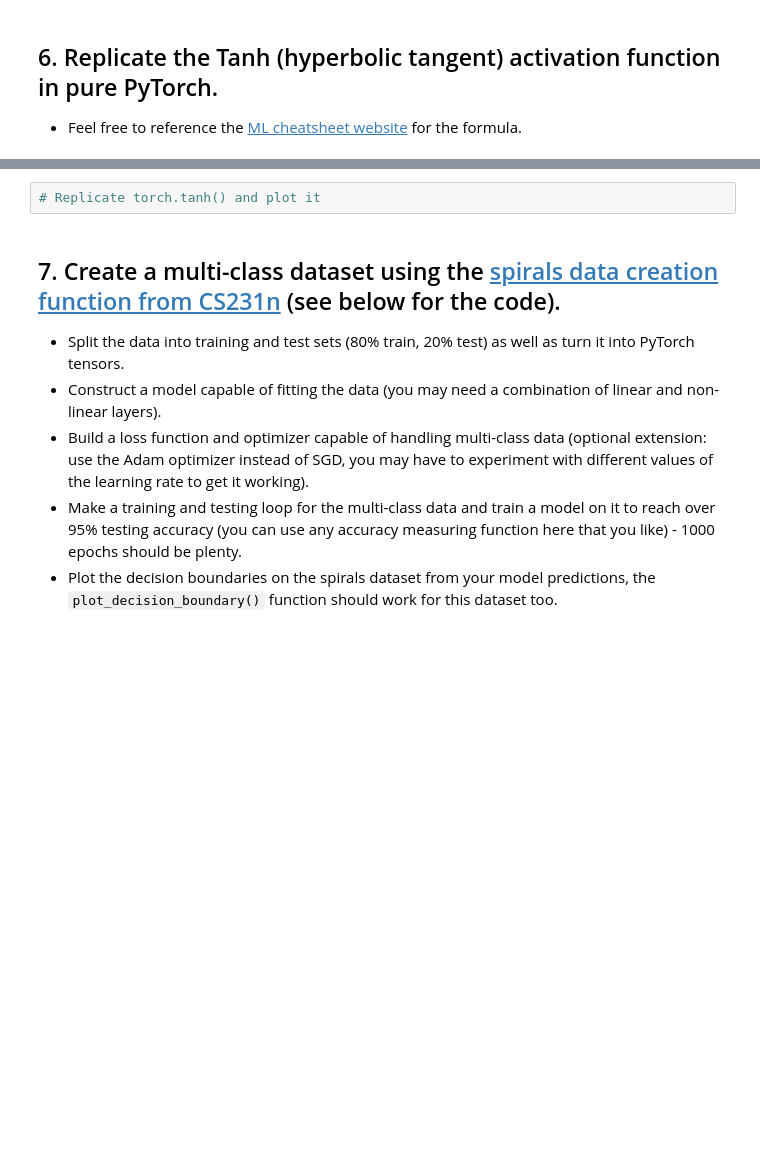
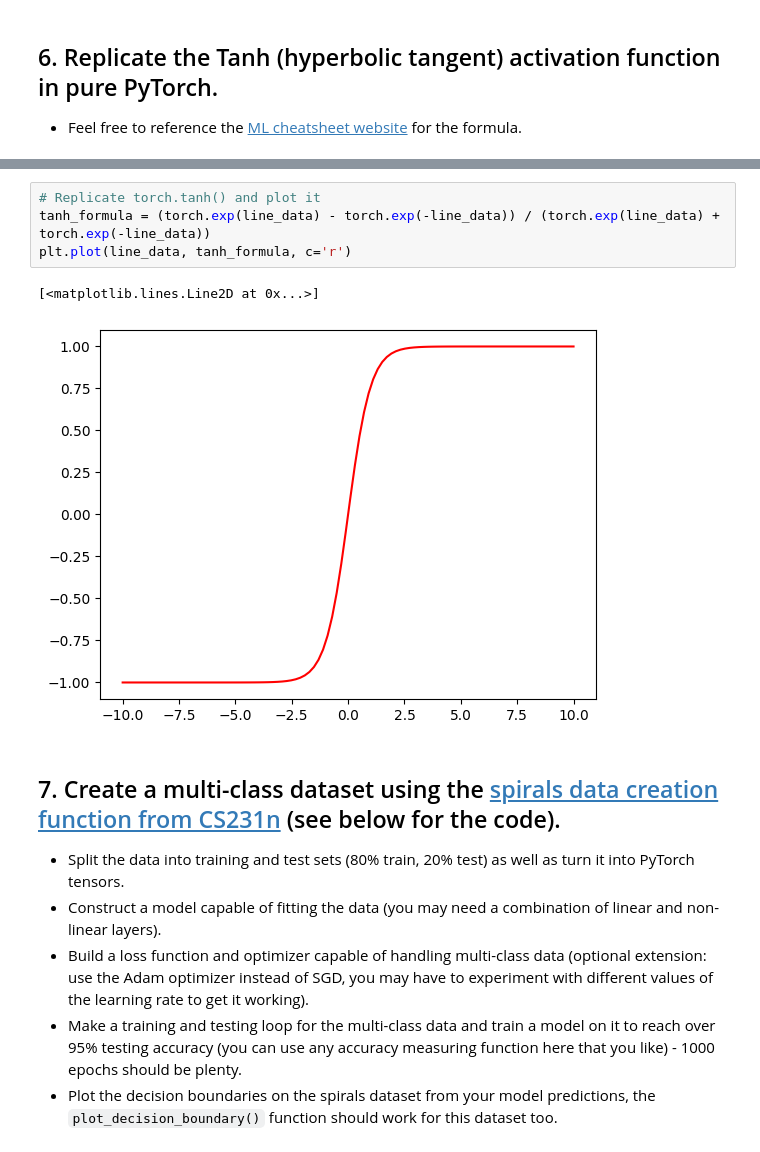
Before and after one commit to mustafafawzyzaki/torchstudy, a Jupyter notebook: extras/exercises/02_pytorch_classification_exercises.ipynb, the cells around one changed output, grey strips where cells are left out. Saved outputs shown, nothing was run; the diff lists cells and outputs as text; blank space fills up the shorter version.

```diff
--- a/extras/exercises/02_pytorch_classification_exercises.ipynb
+++ b/extras/exercises/02_pytorch_classification_exercises.ipynb
@@ -261,5 +329,10 @@ def plot_decision_boundary(model, X, y):
-# %%
-# Replicate torch.tanh() and plot it
+# %%
+# Replicate torch.tanh() and plot it
+tanh_formula = (torch.exp(line_data) - torch.exp(-line_data)) / (torch.exp(line_data) + torch.exp(-line_data))
+plt.plot(line_data, tanh_formula, c='r')
+# %% [output]
+[<matplotlib.lines.Line2D at 0x...>]
+[figure, added]
 # %% [markdown]
 ## 7. Create a multi-class dataset using the [spirals data creation function from CS231n](https://cs231n.github.io/neural-networks-case-study/) (see below for the code).
   * Split the data into training and test sets (80% train, 20% test) as well as turn it into PyTorch tensors.
```
Also changed, not shown: parts of 15 cells of this notebook.
